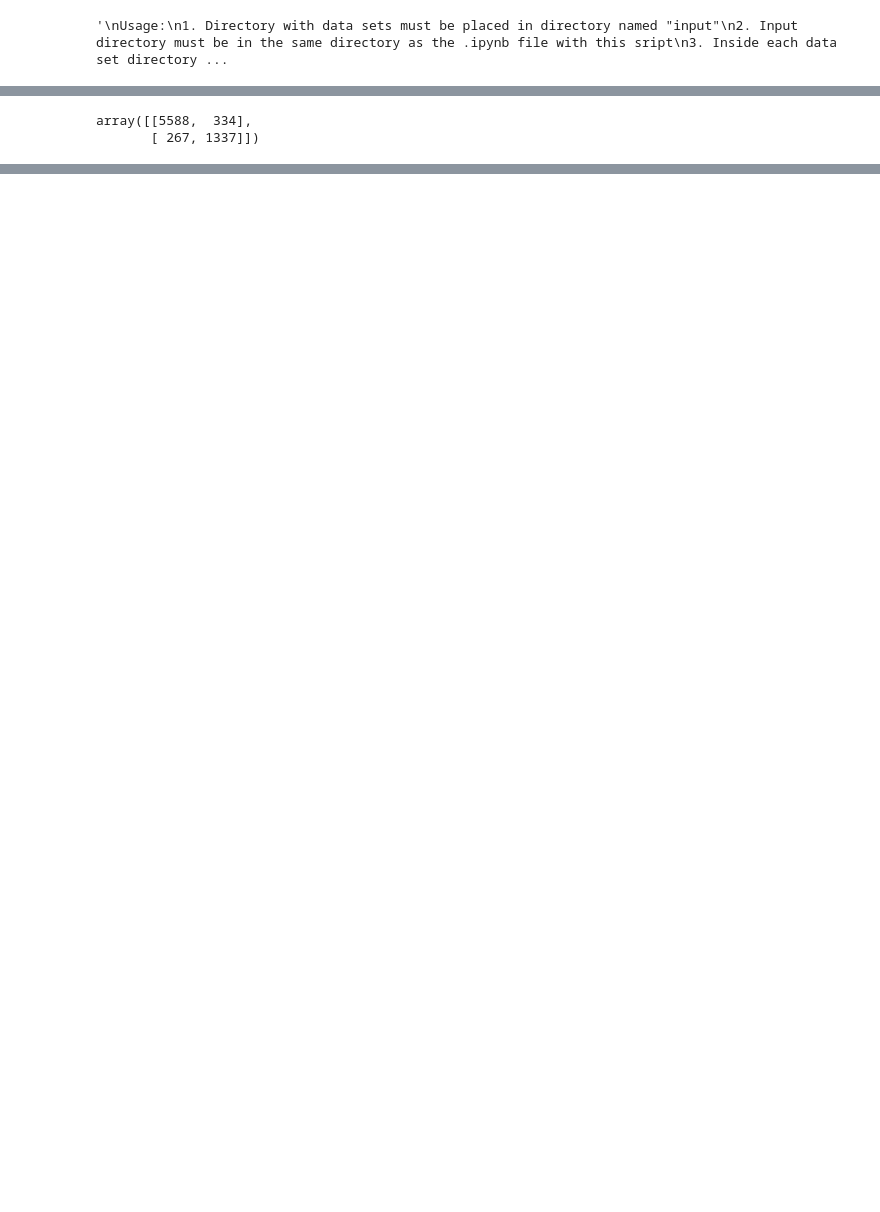
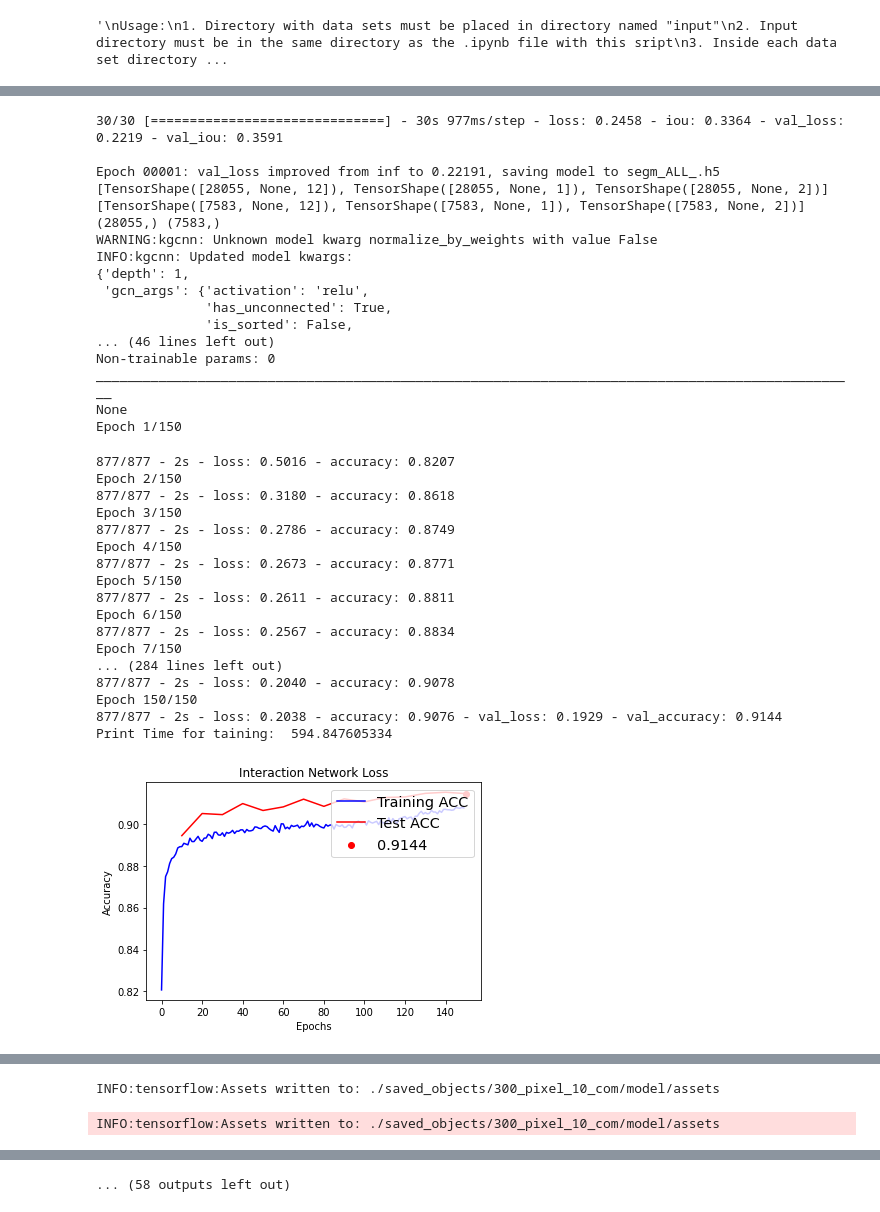
Before and after one commit to DanielKlarenbach/DetectingInflammationsInImagesOfSacroiliacJoint, a Jupyter notebook: detecting_inflammations_in_images_of_sacroiliac_joint.ipynb, the cells around one changed output, grey strips where cells are left out. Drawn from its saved outputs; the diff is of its cells as text; code cells hidden in the pictures; blank space fills up the shorter version.

```diff
--- a/detecting_inflammations_in_images_of_sacroiliac_joint.ipynb
+++ b/detecting_inflammations_in_images_of_sacroiliac_joint.ipynb
@@ -38,6 +388,6 @@ from collections import defaultdict
 # %%
 # script parameterss
-DATA_SET_DIR_NAME = "data_set_2"
+DATA_SET_DIR_NAMES = ["300_pixel_5_com", "300_pixel_10_com", "300_pixel_15_com", "300_pixel_20_com", "300_pixel_25_com", "300_pixel_30_com", "300_pixel_35_com", "300_pixel_40_com"]
 PYRADIOMICS_FEATURES = [
     "original_firstorder_Mean",
     "original_firstorder_Variance",
@@ -55,10 +405,11 @@ PYRADIOMICS_FEATURES = [
 WHITE_SUPERPIXEL_LABEL_TRESHOLD = 0.65
 
 # globals
-DATA_DIR_PATH = f"./input/{DATA_SET_DIR_NAME}"
-IMAGES_DIR_PATH = f"{DATA_DIR_PATH}/images"
-SUPERPIXELS_LABELS_DIR_PATH = f"{DATA_DIR_PATH}/superpixels_labels"
-MASKS_DIR_PATH = f"{DATA_DIR_PATH}/masks"
+
+
+#configuration
+logger = logging.getLogger("radiomics")
+logger.setLevel(logging.ERROR)
 # %%
 # utils
 def save_object(filename, obj):
@@ -413,7 +733,0 @@ Print Time for taining:  600.6962529240001
-# %%
-probability = model.predict(xtest)
-predictions = np.round(probability)
-confusion_matrix(ytest, predictions)
-# %% [output]
-array([[5588,  334],
-       [ 267, 1337]])
@@ -421,0 +734,4 @@ generate_segmented_images_from_predictions(subgraphs_test, predictions)
+# %%
+for data_set in DATA_SET_DIR_NAMES:
+    process_data_set(data_set)
+# %% [output]
@@ -421,0 +823,35 @@ generate_segmented_images_from_predictions(subgraphs_test, predictions)
+30/30 [==============================] - 30s 977ms/step - loss: 0.2458 - iou: 0.3364 - val_loss: 0.2219 - val_iou: 0.3591
+
+Epoch 00001: val_loss improved from inf to 0.22191, saving model to segm_ALL_.h5
+[TensorShape([28055, None, 12]), TensorShape([28055, None, 1]), TensorShape([28055, None, 2])]
+[TensorShape([7583, None, 12]), TensorShape([7583, None, 1]), TensorShape([7583, None, 2])]
+(28055,) (7583,)
+WARNING:kgcnn: Unknown model kwarg normalize_by_weights with value False
+INFO:kgcnn: Updated model kwargs:
+{'depth': 1,
+ 'gcn_args': {'activation': 'relu',
+              'has_unconnected': True,
+              'is_sorted': False,
+... (46 lines left out)
+Non-trainable params: 0
+__________________________________________________________________________________________________
+None
+Epoch 1/150
+877/877 - 2s - loss: 0.5016 - accuracy: 0.8207
+Epoch 2/150
+877/877 - 2s - loss: 0.3180 - accuracy: 0.8618
+Epoch 3/150
+877/877 - 2s - loss: 0.2786 - accuracy: 0.8749
+Epoch 4/150
+877/877 - 2s - loss: 0.2673 - accuracy: 0.8771
+Epoch 5/150
+877/877 - 2s - loss: 0.2611 - accuracy: 0.8811
+Epoch 6/150
+877/877 - 2s - loss: 0.2567 - accuracy: 0.8834
+Epoch 7/150
+... (284 lines left out)
+877/877 - 2s - loss: 0.2040 - accuracy: 0.9078
+Epoch 150/150
+877/877 - 2s - loss: 0.2038 - accuracy: 0.9076 - val_loss: 0.1929 - val_accuracy: 0.9144
+Print Time for taining:  594.847605334
+[figure, added]
@@ -421,0 +860,2 @@ generate_segmented_images_from_predictions(subgraphs_test, predictions)
+INFO:tensorflow:Assets written to: ./saved_objects/300_pixel_10_com/model/assets
+INFO:tensorflow:Assets written to: ./saved_objects/300_pixel_10_com/model/assets
@@ -421,0 +873 @@ generate_segmented_images_from_predictions(subgraphs_test, predictions)
+... (58 outputs left out)
```
Also changed, not shown: parts of 8 cells of this notebook.
